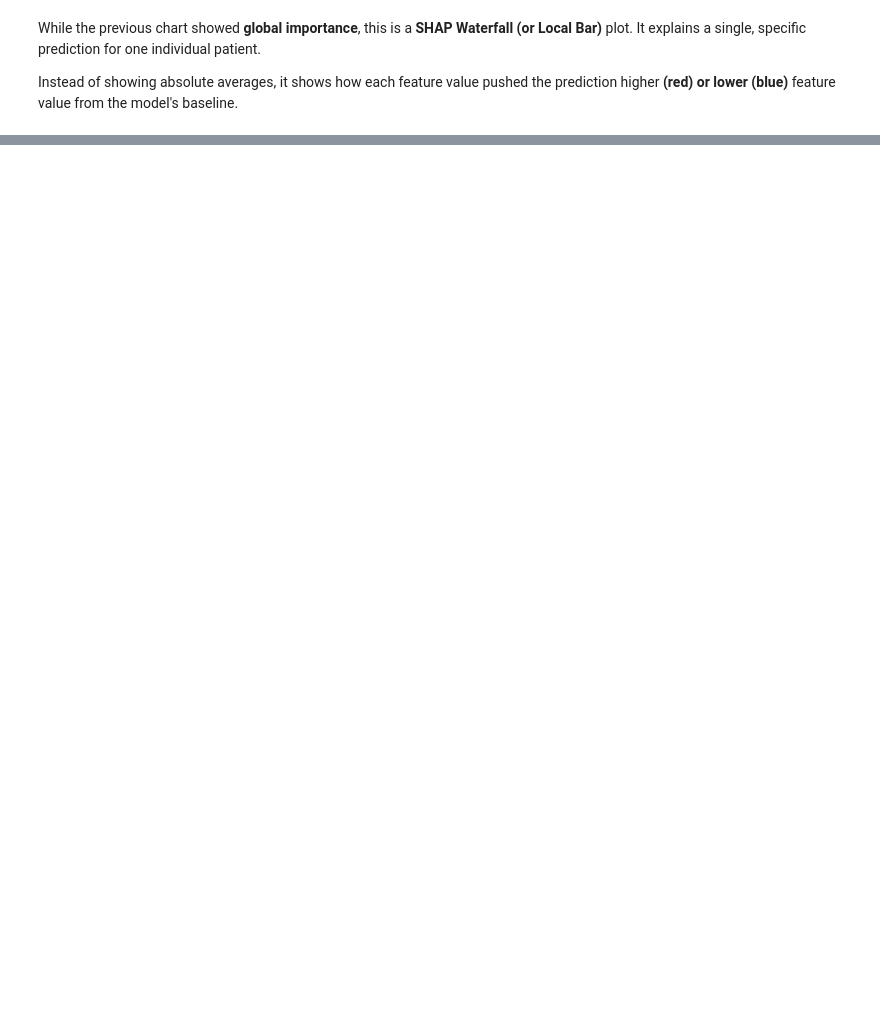
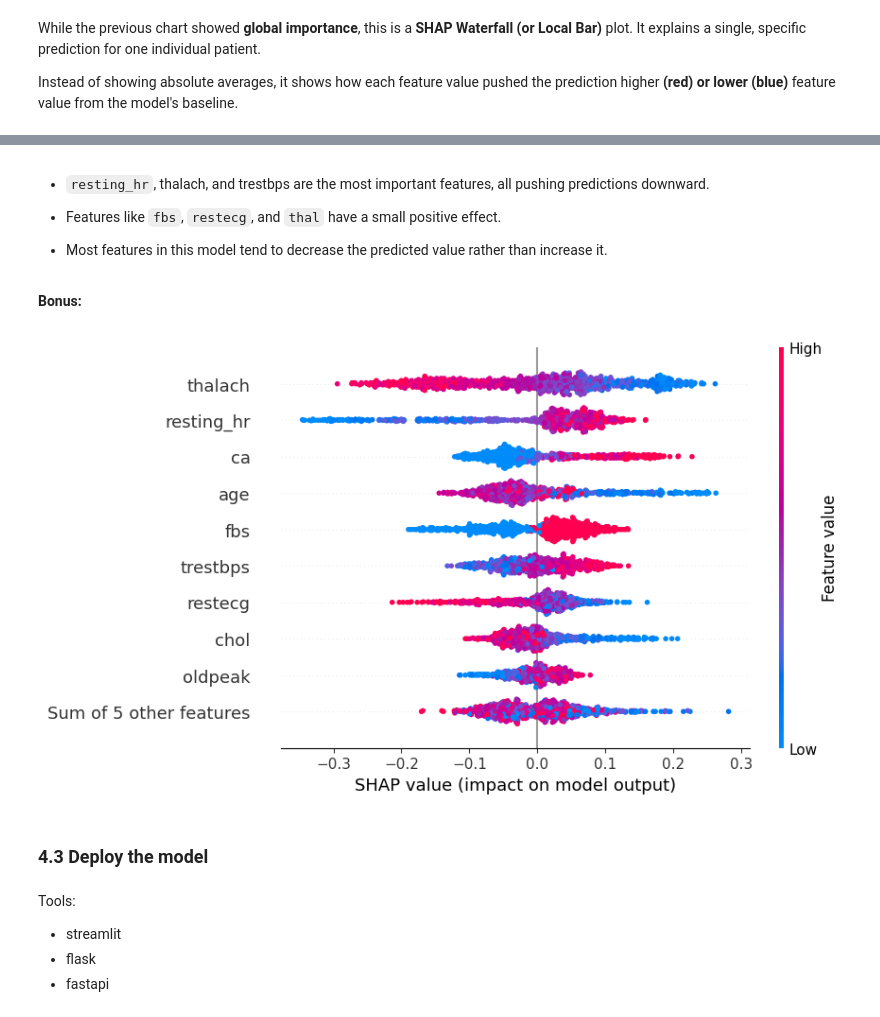
Before and after one commit to epythonlab2/AI_4_health, a Jupyter notebook: module_2_model_deployment_interpretability.ipynb, the cells around one changed output, grey strips where cells are left out. Cells and saved outputs as stored; diff of their text form; code cells hidden in the pictures; blank space fills up the shorter version.

```diff
--- a/module_2_model_deployment_interpretability.ipynb
+++ b/module_2_model_deployment_interpretability.ipynb
@@ -504,0 +486,19 @@ Instead of showing absolute averages, it shows how each feature value pushed the
+# %% [markdown]
+- `resting_hr`, thalach, and trestbps are the most important features, all pushing predictions downward.
+
+- Features like `fbs`, `restecg`, and `thal` have a small positive effect.
+
+- Most features in this model tend to decrease the predicted value rather than increase it.
+# %% [markdown]
+**Bonus:**
+# %%
+shap.plots.beeswarm(shap_values[:,:,1])
+# %% [output]
+[figure, added]
+# %% [markdown]
+### **4.3 Deploy the model**
+# %% [markdown]
+Tools:
+- streamlit
+- flask
+- fastapi
```
Also changed, not shown: parts of 12 cells of this notebook.
